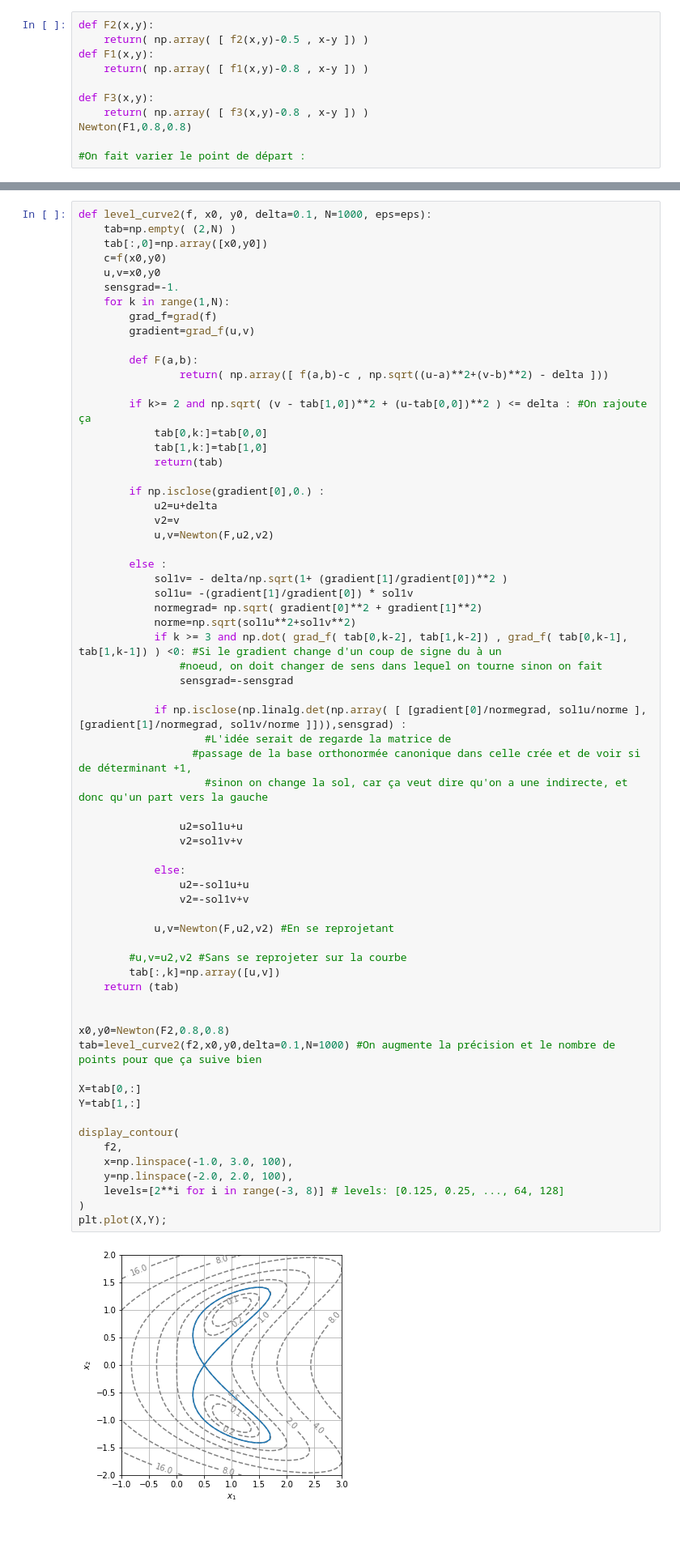
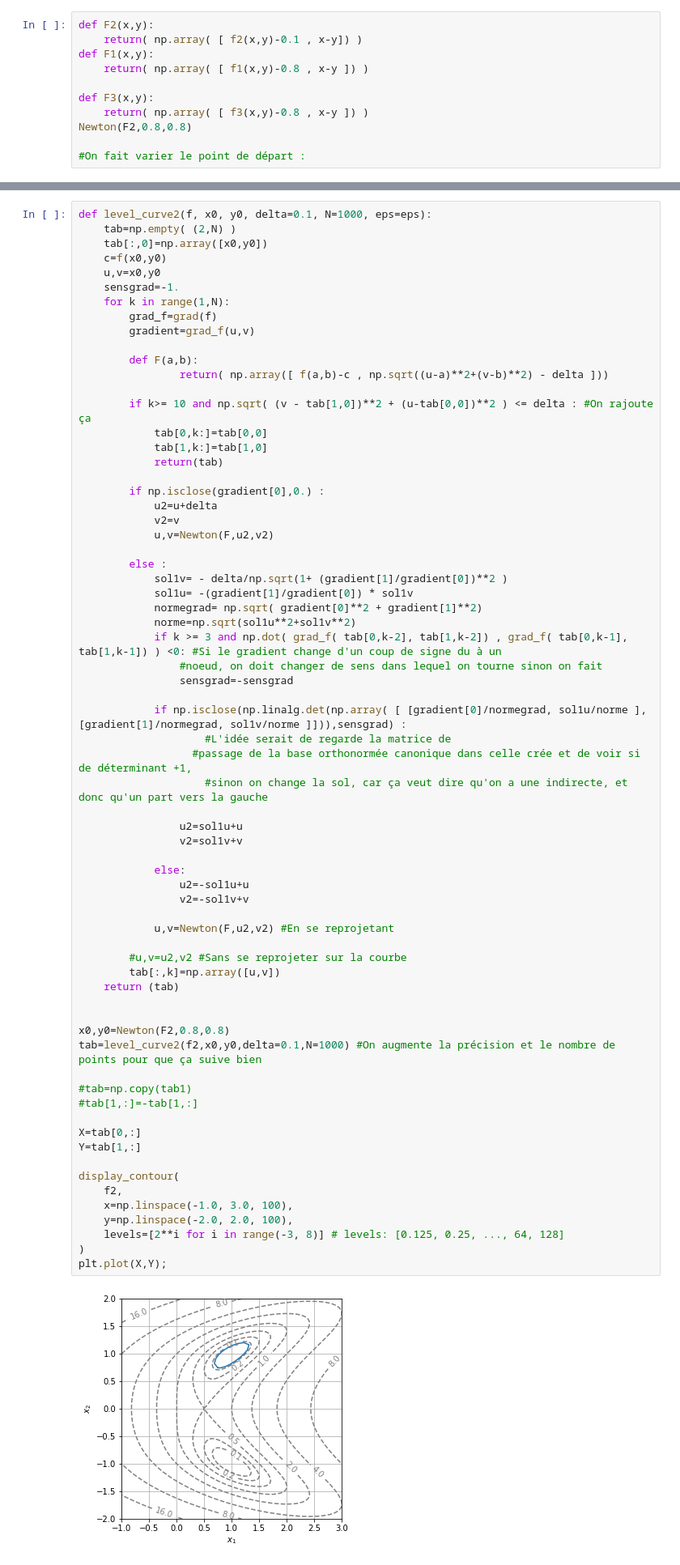
Before and after one commit to EliottBarbier/projet-maths, a Jupyter notebook: Projet numérique - Calcul différentiel.ipynb, the cells around one changed output, grey strips where cells are left out. Shown: that part at 81% size. Cells and saved outputs as stored; diff of their text form; blank space fills up the shorter version.

```diff
--- a/Projet numérique - Calcul différentiel.ipynb
+++ b/Projet numérique - Calcul différentiel.ipynb
@@ -197,13 +197,13 @@ def Newton(F, x0, y0, eps=eps, N=N):
 **Question** Tester votre implémentation de la fonction `Newton` ! On suggère par exemple de l'utiliser pour chercher un point $(x, y)$ de la ligne de niveau $0.8$ de $f_1$ (cf. Exemples de référence) qui vérifie en outre $x = y$ en utilisant le point $(0.8, 0.8)$. Puis de faire varier le point de référence, la contrainte supplémentaire, etc. et de représenter graphiquement les résultats.
 # %%
 def F2(x,y):
-    return( np.array( [ f2(x,y)-0.5 , x-y ]) )
+    return( np.array( [ f2(x,y)-0.1 , x-y]) )
 def F1(x,y):
     return( np.array( [ f1(x,y)-0.8 , x-y ]) )
 
 def F3(x,y):
     return( np.array( [ f3(x,y)-0.8 , x-y ]) )
-Newton(F1,0.8,0.8)
+Newton(F2,0.8,0.8)
 
 #On fait varier le point de départ :
 # %% [output]
@@ -298,7 +298,7 @@ def level_curve2(f, x0, y0, delta=0.1, N=1000, eps=eps):
         def F(a,b):
                 return( np.array([ f(a,b)-c , np.sqrt((u-a)**2+(v-b)**2) - delta ]))
 
-        if k>= 2 and np.sqrt( (v - tab[1,0])**2 + (u-tab[0,0])**2 ) <= delta : #On rajoute ça
+        if k>= 10 and np.sqrt( (v - tab[1,0])**2 + (u-tab[0,0])**2 ) <= delta : #On rajoute ça
             tab[0,k:]=tab[0,0]
             tab[1,k:]=tab[1,0]
             return(tab)
@@ -323,34 +323,37 @@ def level_curve2(f, x0, y0, delta=0.1, N=1000, eps=eps):
                     #sinon on change la sol, car ça veut dire qu'on a une indirecte, et donc qu'un part vers la gauche
 
                 u2=sol1u+u
                 v2=sol1v+v
 
             else:
                 u2=-sol1u+u
                 v2=-sol1v+v
 
             u,v=Newton(F,u2,v2) #En se reprojetant
 
         #u,v=u2,v2 #Sans se reprojeter sur la courbe
         tab[:,k]=np.array([u,v])
     return (tab)
 
 
 x0,y0=Newton(F2,0.8,0.8)
 tab=level_curve2(f2,x0,y0,delta=0.1,N=1000) #On augmente la précision et le nombre de points pour que ça suive bien
 
+#tab=np.copy(tab1)
+#tab[1,:]=-tab[1,:]
+
 X=tab[0,:]
 Y=tab[1,:]
 
 display_contour(
     f2,
     x=np.linspace(-1.0, 3.0, 100),
     y=np.linspace(-2.0, 2.0, 100),
     levels=[2**i for i in range(-3, 8)] # levels: [0.125, 0.25, ..., 64, 128]
 )
 plt.plot(X,Y);
 # %% [output]
-[figure, old version]
+[figure, new version]
 # %% [markdown]
 **Question** Valider graphiquement le résultat au moyen des exemples de référence.
 # %%
```
Also changed, not shown: parts of 6 cells of this notebook.
